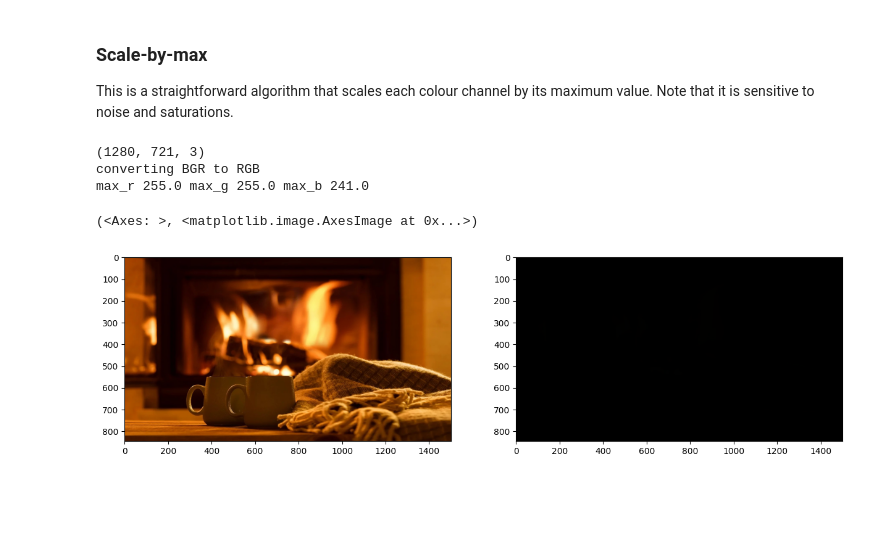
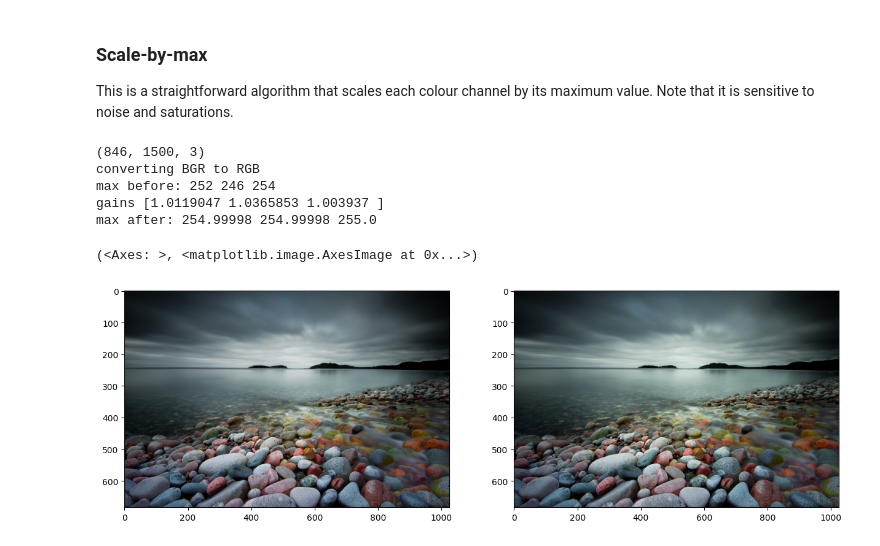
Before and after one commit to Turkevich91/robot_dreams, a Jupyter notebook: lesson_2/homework/Homework.ipynb, the cells around one changed output. Cells and saved outputs as stored; diff of their text form; code cells hidden in the pictures; blank space fills up the shorter version.

```diff
--- a/lesson_2/homework/Homework.ipynb
+++ b/lesson_2/homework/Homework.ipynb
@@ -28,6 +28,8 @@ def convert_to_proper_format(array: np.ndarray) -> np.ndarray:
     else:
         print('grayscale image')
         return array
+
+eps = 1e-8
 # %%
 # img_bgr = cv2.imread('../data/sea.jpg') # - Original image
 # img_bgr = cv2.imread('../data/kenji-yamamura-photographer-6329.jpg') # - beautiful landscape
@@ -126,36 +128,35 @@ This is a straightforward algorithm that scales each colour channel by its maxim
 # %%
 # Load your image
 # img = cv2.imread('../data/kenji-yamamura-photographer-6329.jpg')
-# img = cv2.imread('../data/Canada-lake-Ontario-clouds_sm.jpg')
-# img = cv2.imread('../data/lion-bw-animals-predator-preview.jpg')
-img = cv2.imread('../data/cocoa+fireside.jpg')
+img = cv2.imread('../data/Canada-lake-Ontario-clouds_sm.jpg')
+# img = cv2.imread('../data/cocoa+fireside.jpg')
 img = convert_to_proper_format(img)
 
 # Compute the maximum values for all three colour channels (red, green, blue)
-img_f = img.astype(np.float32) # convert to float
-ref = 255.0 if img.dtype == np.uint8 else 1.0
-flat = img_f.reshape(-1, img_f.shape[-1]) #
-P = np.percentile(flat, 99, axis=0)  # [R99, G99, B99] # use 99th percentile to avoid outliers
+max_r = img[..., 0].max()
+max_g = img[..., 1].max()
+max_b = img[..., 2].max()
+print("max before:", max_r, max_g, max_b)
 
-eps = 1e-6
-gains = ref / (P + eps)             # kR,kG,kB
-print("robust max per channel:", P)
-print("gains:", gains)
+M = max(max_r, max_g, max_b) # the maximum of the maximums
+# ⭐ alternative way to compute the gains ⭐
+# gains = np.array([M/(max_r+eps), M/(max_g+eps), M/(max_b+eps)], dtype=np.float32) # compute the gains
+gains = 255.0 / (np.array([max_r, max_g, max_b], dtype=np.float32) + eps) # compute the gains, avoiding division by zero, convert to float32
+print('gains', gains)
+print("max after:", max_r * gains[0], max_g * gains[1], max_b * gains[2]) # check the maximum values after balancing
 
-
-max_r =
-max_g =
-max_b =
-print('max_r', max_r, 'max_g', max_g, 'max_b', max_b)
 # Apply scale-by-max balancing and generate the balanced image
-balanced = np.clip(balanced, 0, 255).astype(np.uint8)
-
+img_f = img.astype(np.float32)
+balanced = img_f * gains[None, None, :]     # broadcast per channel
+balanced = np.clip(balanced, 0, 255).astype(np.uint8) # clip and convert back to uint8
 
 plt.subplot(121), plt.imshow(img)
 plt.subplot(122), plt.imshow(balanced)
 # %% [output]
-(1280, 721, 3)
+(846, 1500, 3)
 converting BGR to RGB
-max_r 255.0 max_g 255.0 max_b 241.0
+max before: 252 246 254
+gains [1.0119047 1.0365853 1.003937 ]
+max after: 254.99998 254.99998 255.0
 (<Axes: >, <matplotlib.image.AxesImage at 0x...>)
-[figure, old version]
+[figure, new version]
```
Also changed, not shown: parts of 1 cell of this notebook.
